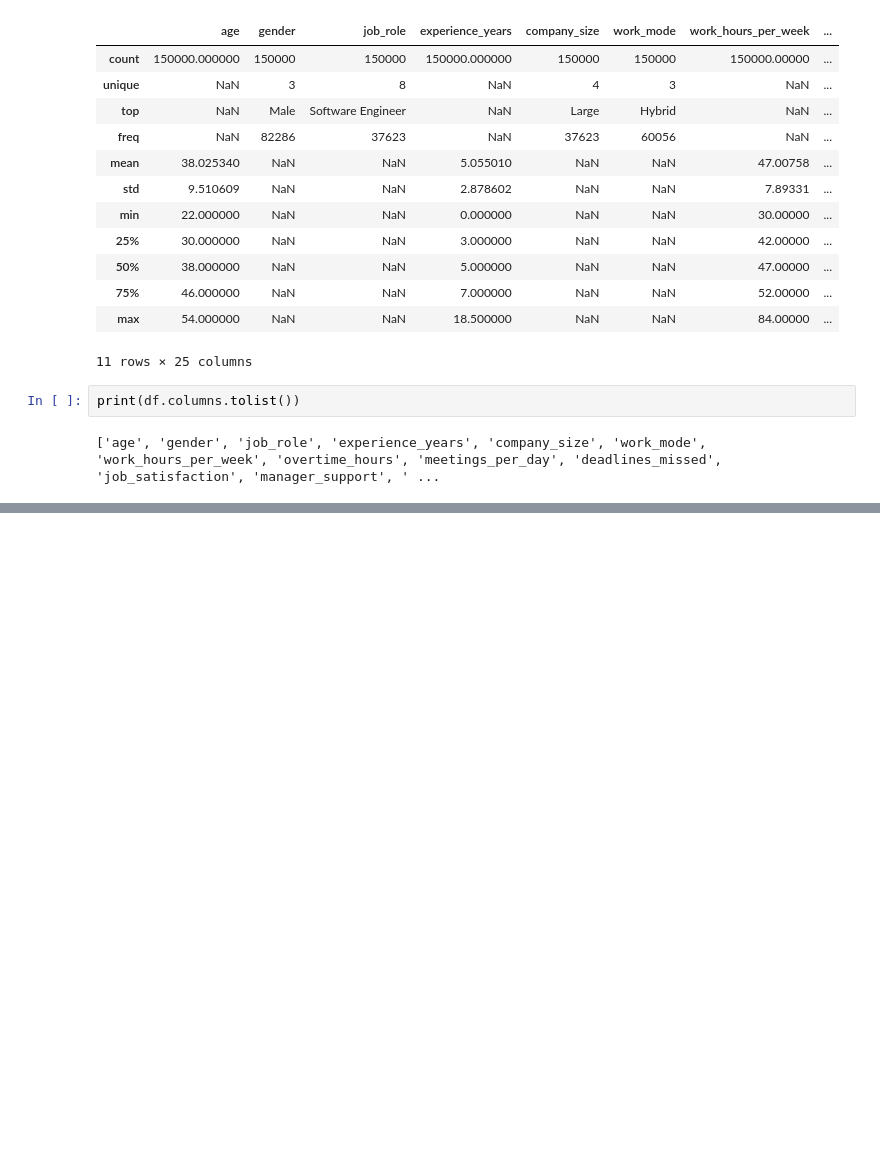
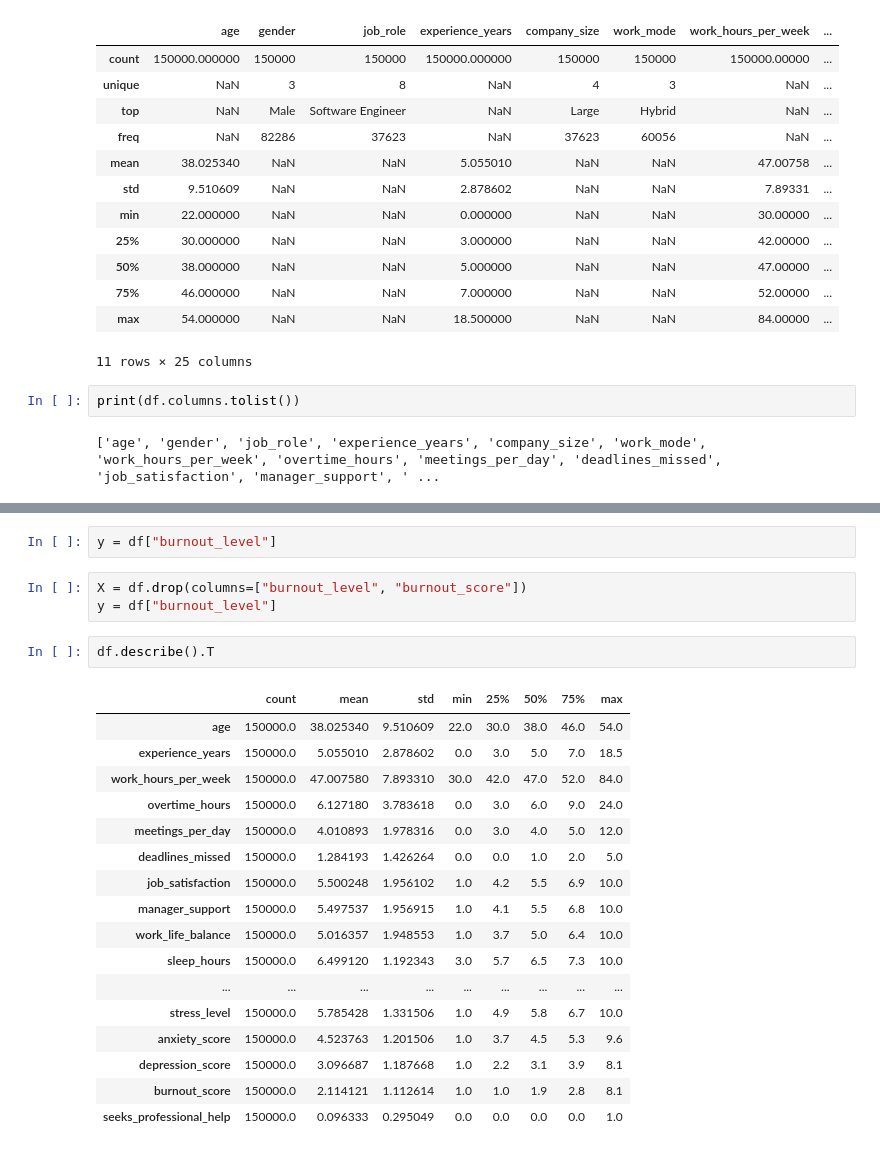
Before and after one commit to krishamangukiya/Burnout-detection-ai, a Jupyter notebook: ml/data_inspection.ipynb, the cells around one changed output, grey strips where cells are left out. Saved outputs shown, nothing was run; the diff lists cells and outputs as text; blank space fills up the shorter version.

```diff
--- a/ml/data_inspection.ipynb
+++ b/ml/data_inspection.ipynb
@@ -120,0 +332,25 @@ print
+# %%
+y = df["burnout_level"]
+# %%
+X = df.drop(columns=["burnout_level", "burnout_score"])
+y = df["burnout_level"]
+# %%
+df.describe().T
+# %% [output]
+|  | count | mean | std | min | 25% | 50% | 75% | max |
+| age | 150000.0 | 38.025340 | 9.510609 | 22.0 | 30.0 | 38.0 | 46.0 | 54.0 |
+| experience_years | 150000.0 | 5.055010 | 2.878602 | 0.0 | 3.0 | 5.0 | 7.0 | 18.5 |
+| work_hours_per_week | 150000.0 | 47.007580 | 7.893310 | 30.0 | 42.0 | 47.0 | 52.0 | 84.0 |
+| overtime_hours | 150000.0 | 6.127180 | 3.783618 | 0.0 | 3.0 | 6.0 | 9.0 | 24.0 |
+| meetings_per_day | 150000.0 | 4.010893 | 1.978316 | 0.0 | 3.0 | 4.0 | 5.0 | 12.0 |
+| deadlines_missed | 150000.0 | 1.284193 | 1.426264 | 0.0 | 0.0 | 1.0 | 2.0 | 5.0 |
+| job_satisfaction | 150000.0 | 5.500248 | 1.956102 | 1.0 | 4.2 | 5.5 | 6.9 | 10.0 |
+| manager_support | 150000.0 | 5.497537 | 1.956915 | 1.0 | 4.1 | 5.5 | 6.8 | 10.0 |
+| work_life_balance | 150000.0 | 5.016357 | 1.948553 | 1.0 | 3.7 | 5.0 | 6.4 | 10.0 |
+| sleep_hours | 150000.0 | 6.499120 | 1.192343 | 3.0 | 5.7 | 6.5 | 7.3 | 10.0 |
+| ... | ... | ... | ... | ... | ... | ... | ... | ... |
+| stress_level | 150000.0 | 5.785428 | 1.331506 | 1.0 | 4.9 | 5.8 | 6.7 | 10.0 |
+| anxiety_score | 150000.0 | 4.523763 | 1.201506 | 1.0 | 3.7 | 4.5 | 5.3 | 9.6 |
+| depression_score | 150000.0 | 3.096687 | 1.187668 | 1.0 | 2.2 | 3.1 | 3.9 | 8.1 |
+| burnout_score | 150000.0 | 2.114121 | 1.112614 | 1.0 | 1.0 | 1.9 | 2.8 | 8.1 |
+| seeks_professional_help | 150000.0 | 0.096333 | 0.295049 | 0.0 | 0.0 | 0.0 | 0.0 | 1.0 |
```
Also changed, not shown: parts of 39 cells of this notebook, 2 other files.
